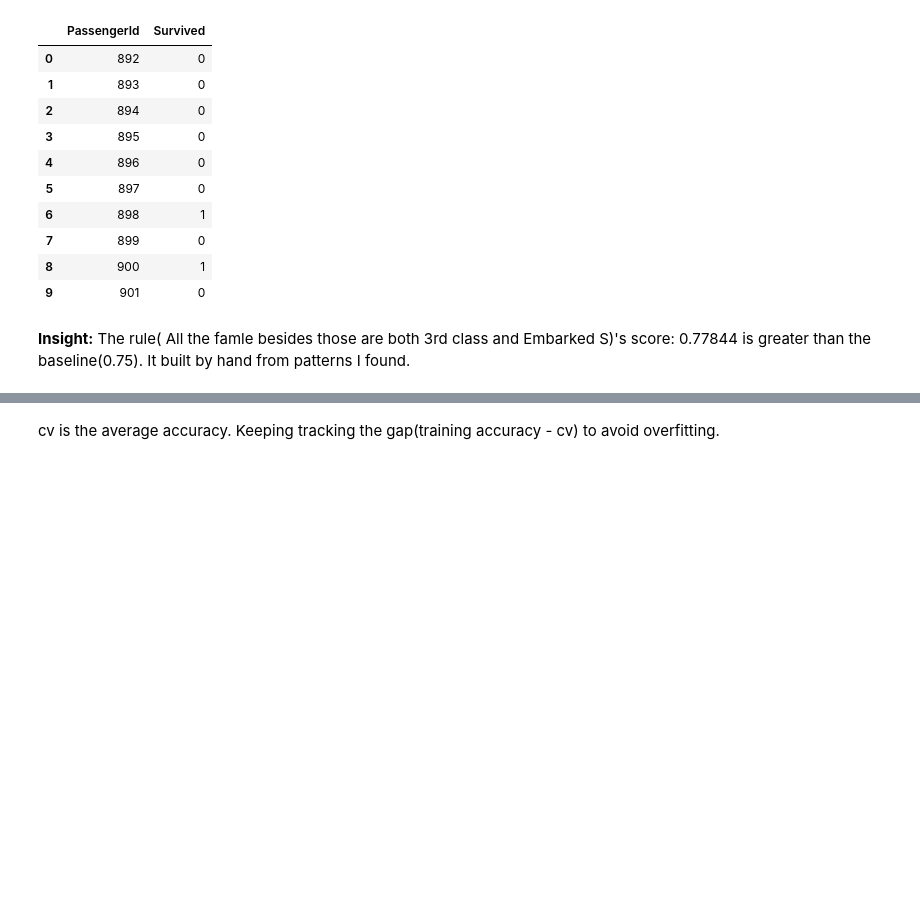
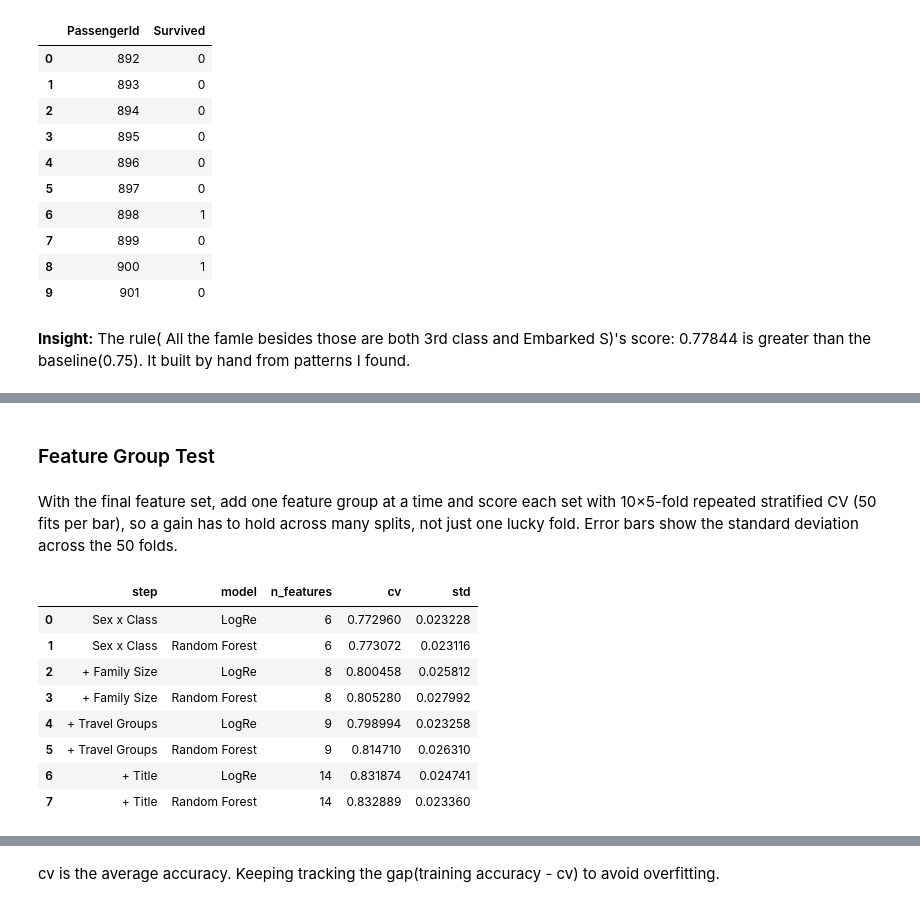
Before and after one commit to IanCode212/Titanic_Survival_Prediction, a Jupyter notebook: titanic.ipynb, the cells around one changed output, grey strips where cells are left out. Drawn from its saved outputs; the diff is of its cells as text; code cells hidden in the pictures; blank space fills up the shorter version.

```diff
--- a/titanic.ipynb
+++ b/titanic.ipynb
@@ -286,0 +398,38 @@ Missing values (train, test): 0 0
+# %% [markdown]
+### Feature Group Test
+# %% [markdown]
+With the final feature set, add one feature group at a time and score each set with 10×5-fold repeated stratified CV (50 fits per bar), so a gain has to hold across many splits, not just one lucky fold. Error bars show the standard deviation across the 50 folds.
+# %%
+from sklearn.model_selection import RepeatedStratifiedKFold, cross_val_score
+
+rcv = RepeatedStratifiedKFold(n_splits=5, n_repeats=10, random_state=42)
+test_models = {
+    'LogRe': make_pipeline(StandardScaler(), LogisticRegression(max_iter=1000)),
+    'Random Forest': RandomForestClassifier(n_estimators=300, max_depth=6, random_state=42),
+}
+
+group_names = list(feature_groups)
+rows, prev_cols = [], 0
+for k in range(1, len(group_names) + 1):
+    label = group_names[0] if k == 1 else '+ ' + group_names[k - 1]
+    X_step = preprocess(train, {n: feature_groups[n] for n in group_names[:k]})
+    if X_step.shape[1] == prev_cols:   # every column of this group was dropped
+        continue
+    prev_cols = X_step.shape[1]
+    for model_name, model in test_models.items():
+        scores = cross_val_score(model, X_step, y, cv=rcv)
+        rows.append({'step': label, 'model': model_name, 'n_features': X_step.shape[1],
+                     'cv': scores.mean(), 'std': scores.std()})
+
+group_results = pd.DataFrame(rows)
+group_results
+# %% [output]
+|  | step | model | n_features | cv | std |
+| 0 | Sex x Class | LogRe | 6 | 0.772960 | 0.023228 |
+| 1 | Sex x Class | Random Forest | 6 | 0.773072 | 0.023116 |
+| 2 | + Family Size | LogRe | 8 | 0.800458 | 0.025812 |
+| 3 | + Family Size | Random Forest | 8 | 0.805280 | 0.027992 |
+| 4 | + Travel Groups | LogRe | 9 | 0.798994 | 0.023258 |
+| 5 | + Travel Groups | Random Forest | 9 | 0.814710 | 0.026310 |
+| 6 | + Title | LogRe | 14 | 0.831874 | 0.024741 |
+| 7 | + Title | Random Forest | 14 | 0.832889 | 0.023360 |
```
Also changed, not shown: parts of 64 cells of this notebook, 2 other files.
